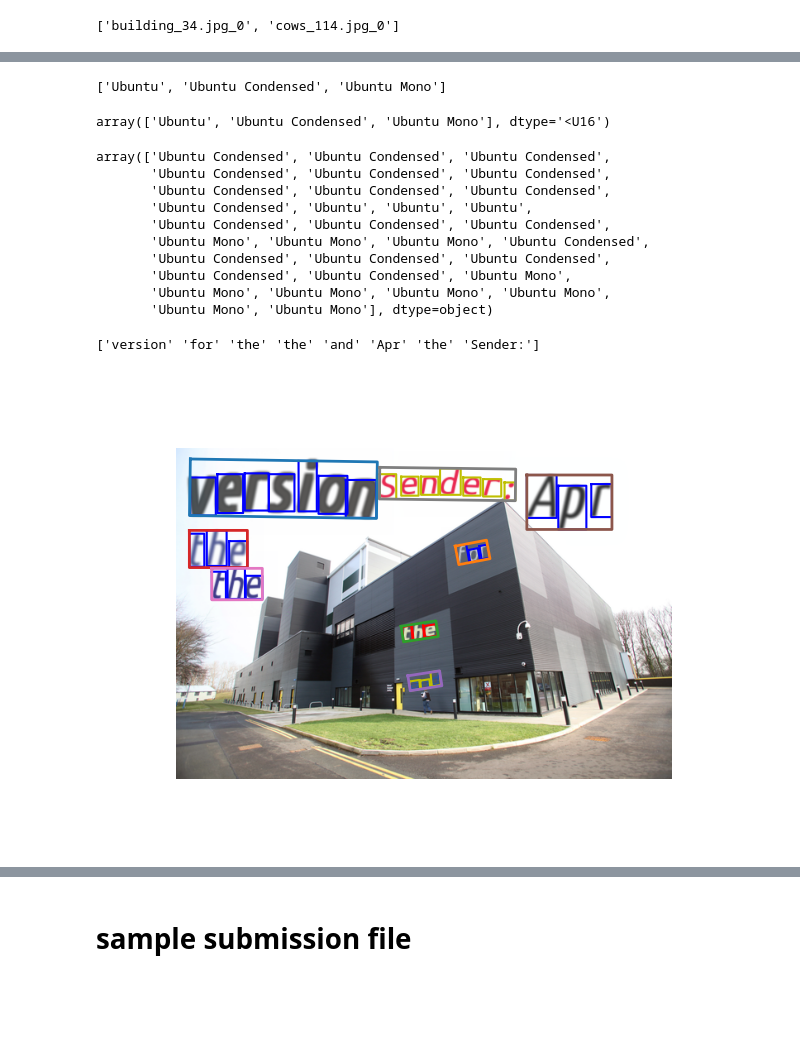
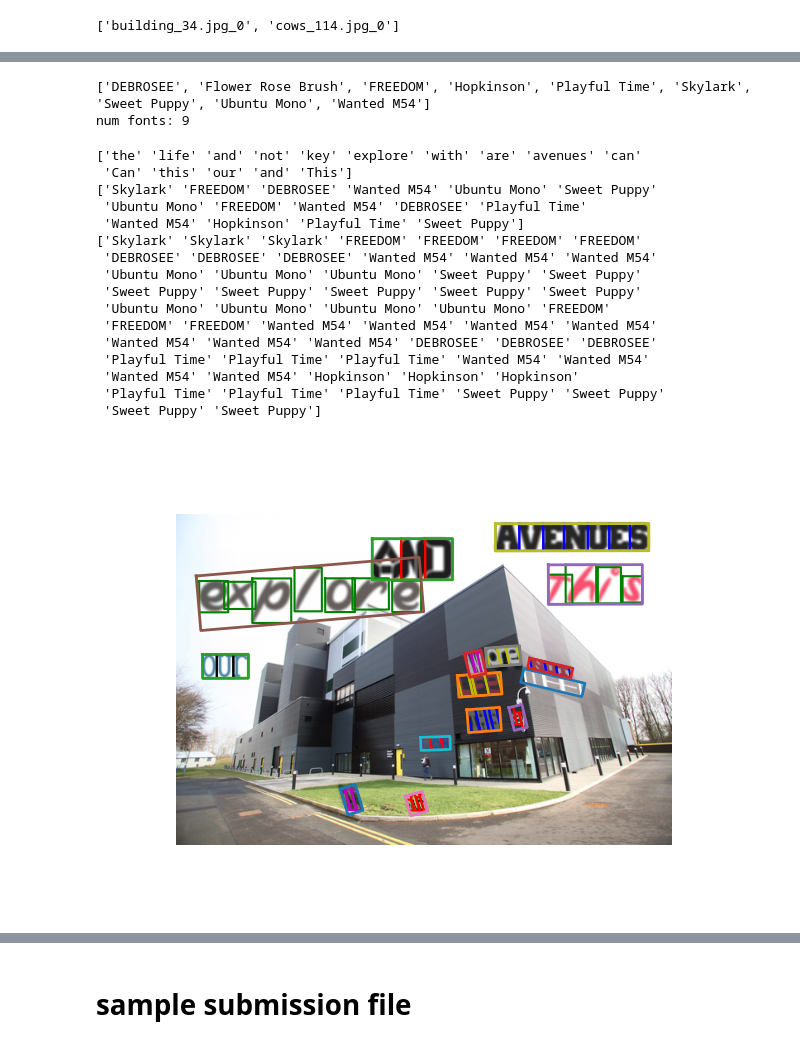
Before and after one commit to egozi/MySynthText, a Jupyter notebook: arrange_data.ipynb, the cells around one changed output, grey strips where cells are left out. Saved outputs shown, nothing was run; the diff lists cells and outputs as text; code cells hidden in the pictures; blank space fills up the shorter version.

Commit message:
fonts managment. need to modifiy the font dist

```diff
--- a/arrange_data.ipynb
+++ b/arrange_data.ipynb
@@ -39,42 +35,15 @@ plt.imshow(im)
 # %%
 # Read fonts.txt into a list
-with open('data/fonts.txt', 'r') as f:
+with open('data/fonts/fonts.txt', 'r') as f:
   font_name = [line.strip() for line in f if line.strip()]
 
 print(font_name)
+print("num fonts:", len(font_name))
 # %% [output]
-['Ubuntu', 'Ubuntu Condensed', 'Ubuntu Mono']
+['DEBROSEE', 'Flower Rose Brush', 'FREEDOM', 'Hopkinson', 'Playful Time', 'Skylark', 'Sweet Puppy', 'Ubuntu Mono', 'Wanted M54']
+num fonts: 9
-# %%
-np.array(font_name)
-# %% [output]
-array(['Ubuntu', 'Ubuntu Condensed', 'Ubuntu Mono'], dtype='<U16')
-# %%
-# np.unique(font_list).tolist()
-font_name = ['Skylark',
-             'Sweet Puppy',
-             'Ubuntu Mono',
-             'VertigoFLF',
-             'Wanted M54',
-             'always forever',
-             'Flower Rose Brush']
-font_name = ['Ubuntu',
-            'Ubuntu Condensed',
-            'Ubuntu Mono' ]
 # %%
-color_list = ["r", "b", "y", "k", "m", "w", "g"]
+color_list = ["r", "b", "y", "k", "m", "w", "g", "r", "b", "y", "k", "m", "w", "g"]
-# %%
-font_list
-# %% [output]
-array(['Ubuntu Condensed', 'Ubuntu Condensed', 'Ubuntu Condensed',
-       'Ubuntu Condensed', 'Ubuntu Condensed', 'Ubuntu Condensed',
-       'Ubuntu Condensed', 'Ubuntu Condensed', 'Ubuntu Condensed',
-       'Ubuntu Condensed', 'Ubuntu', 'Ubuntu', 'Ubuntu',
-       'Ubuntu Condensed', 'Ubuntu Condensed', 'Ubuntu Condensed',
-       'Ubuntu Mono', 'Ubuntu Mono', 'Ubuntu Mono', 'Ubuntu Condensed',
-       'Ubuntu Condensed', 'Ubuntu Condensed', 'Ubuntu Condensed',
-       'Ubuntu Condensed', 'Ubuntu Condensed', 'Ubuntu Mono',
-       'Ubuntu Mono', 'Ubuntu Mono', 'Ubuntu Mono', 'Ubuntu Mono',
-       'Ubuntu Mono', 'Ubuntu Mono'], dtype=object)
 # %%
 db = h5py.File(train_fn, 'r')
 
@@ -84,32 +53,50 @@ im_data = db["data"][keys[k]]
 im = im_data[:]
 font_list = im_data.attrs['font']
 char_bb = im_data.attrs['charBB']
 word_bb = im_data.attrs['wordBB']
 text = im_data.attrs['txt']
+word_fonts = im_data.attrs['word_font']
 
 nC = char_bb.shape[-1]
 
 plt.figure()
 plt.imshow(im)
 for b_inx in range(nC):
     c_inx = font_name.index(font_list[b_inx])
     color = color_list[c_inx]
 
     bb = char_bb[:,:,b_inx]
     x = np.append(bb[0,:], bb[0,0])
     y = np.append(bb[1,:], bb[1,0])
     plt.plot(x, y, color)
 
 # plot the word BB
 nW = word_bb.shape[-1]
 for w_inx in range(nW):
     bb = word_bb[:,:,w_inx]
     x = np.append(bb[0,:], bb[0,0])
     y = np.append(bb[1,:], bb[1,0])
     plt.plot(x, y, lw=2)
 
 plt.axis('off')
 print(text)
+print(word_fonts)
+print(font_list)
 # %% [output]
-['version' 'for' 'the' 'the' 'and' 'Apr' 'the' 'Sender:']
+['the' 'life' 'and' 'not' 'key' 'explore' 'with' 'are' 'avenues' 'can'
+ 'Can' 'this' 'our' 'and' 'This']
+['Skylark' 'FREEDOM' 'DEBROSEE' 'Wanted M54' 'Ubuntu Mono' 'Sweet Puppy'
+ 'Ubuntu Mono' 'FREEDOM' 'Wanted M54' 'DEBROSEE' 'Playful Time'
+ 'Wanted M54' 'Hopkinson' 'Playful Time' 'Sweet Puppy']
+['Skylark' 'Skylark' 'Skylark' 'FREEDOM' 'FREEDOM' 'FREEDOM' 'FREEDOM'
+ 'DEBROSEE' 'DEBROSEE' 'DEBROSEE' 'Wanted M54' 'Wanted M54' 'Wanted M54'
+ 'Ubuntu Mono' 'Ubuntu Mono' 'Ubuntu Mono' 'Sweet Puppy' 'Sweet Puppy'
+ 'Sweet Puppy' 'Sweet Puppy' 'Sweet Puppy' 'Sweet Puppy' 'Sweet Puppy'
+ 'Ubuntu Mono' 'Ubuntu Mono' 'Ubuntu Mono' 'Ubuntu Mono' 'FREEDOM'
+ 'FREEDOM' 'FREEDOM' 'Wanted M54' 'Wanted M54' 'Wanted M54' 'Wanted M54'
+ 'Wanted M54' 'Wanted M54' 'Wanted M54' 'DEBROSEE' 'DEBROSEE' 'DEBROSEE'
+ 'Playful Time' 'Playful Time' 'Playful Time' 'Wanted M54' 'Wanted M54'
+ 'Wanted M54' 'Wanted M54' 'Hopkinson' 'Hopkinson' 'Hopkinson'
+ 'Playful Time' 'Playful Time' 'Playful Time' 'Sweet Puppy' 'Sweet Puppy'
+ 'Sweet Puppy' 'Sweet Puppy']
-[figure, old version]
+[figure, new version]
```
Also changed, not shown: parts of 18 cells of this notebook, 7 other files.
